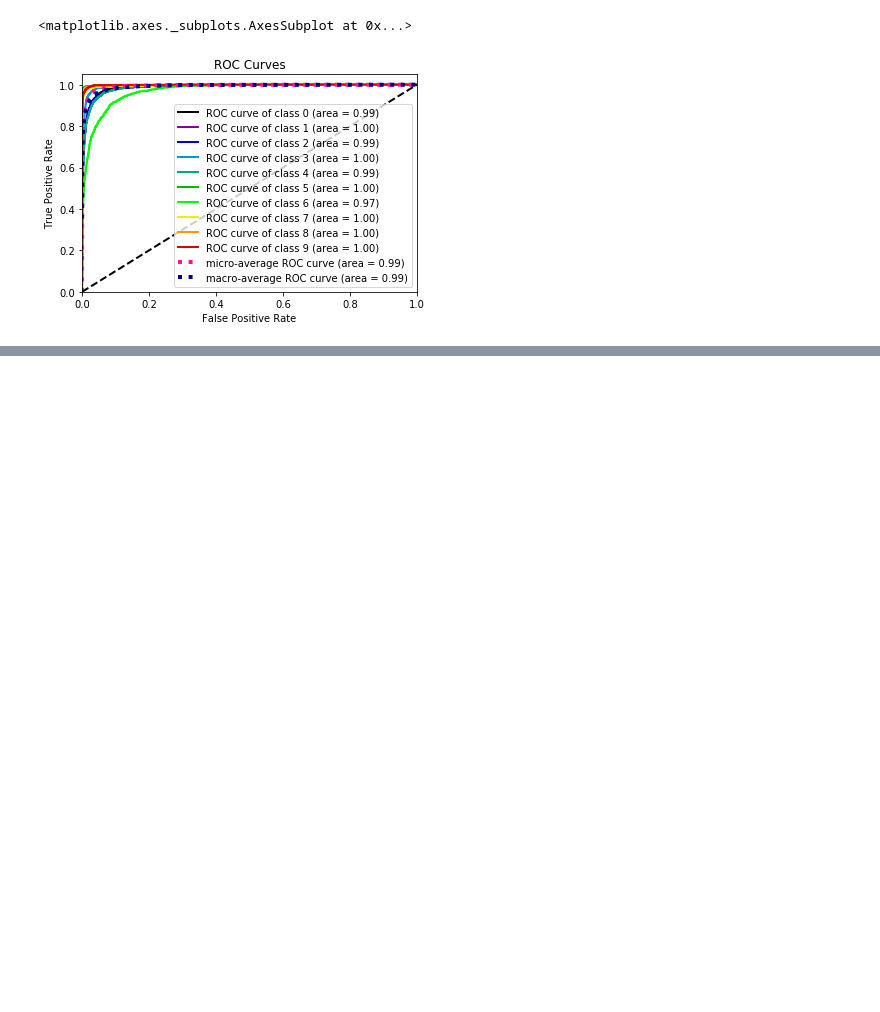
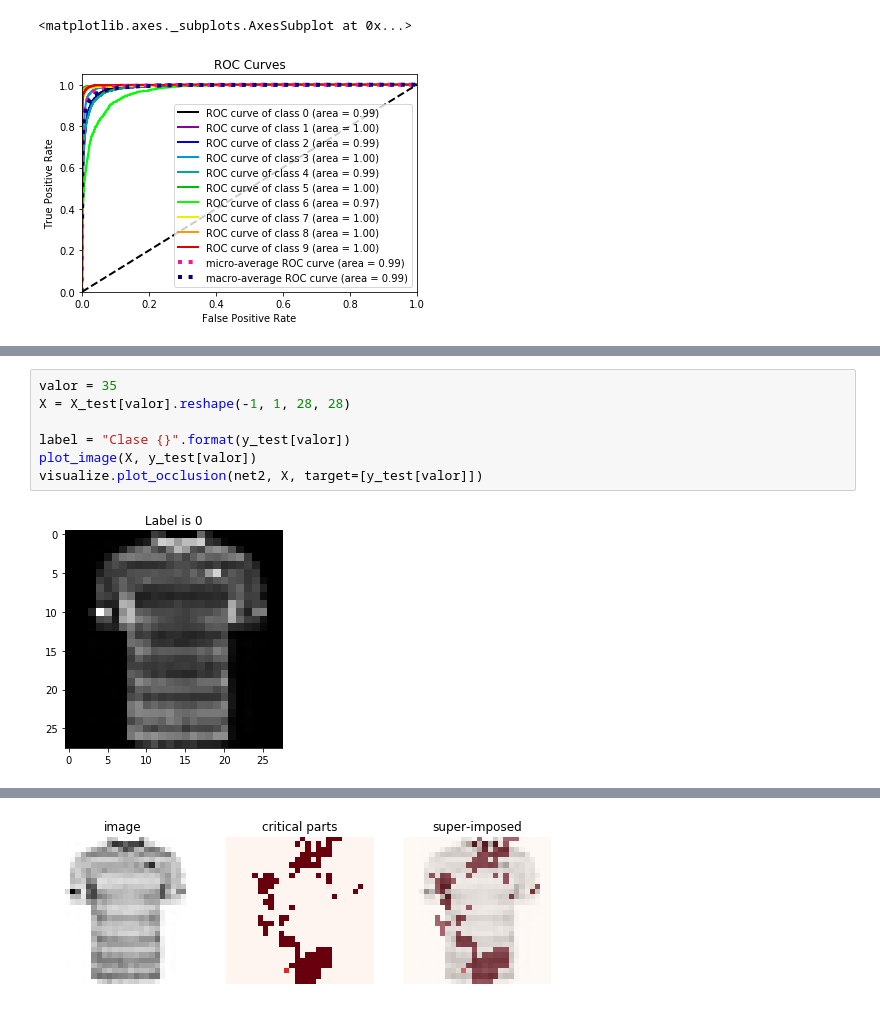
Before and after one commit to nicocarp/DSS, a Jupyter notebook: tpFinal/DSS-DAMIAN-1.ipynb, the cells around one changed output, grey strips where cells are left out. Cells and saved outputs as stored; diff of their text form; blank space fills up the shorter version.

```diff
--- a/tpFinal/DSS-DAMIAN-1.ipynb
+++ b/tpFinal/DSS-DAMIAN-1.ipynb
@@ -331,0 +401,9 @@ skplt.metrics.plot_roc_curve(y_test,net2.predict_proba(X_test))
+# %%
+valor = 35
+X = X_test[valor].reshape(-1, 1, 28, 28)
+
+label = "Clase {}".format(y_test[valor])
+plot_image(X, y_test[valor])
+visualize.plot_occlusion(net2, X, target=[y_test[valor]])
+# %% [output]
+[figure, added]
@@ -331,0 +411 @@ skplt.metrics.plot_roc_curve(y_test,net2.predict_proba(X_test))
+[figure, added]
```
Also changed, not shown: parts of 14 cells of this notebook, 1 other file.
